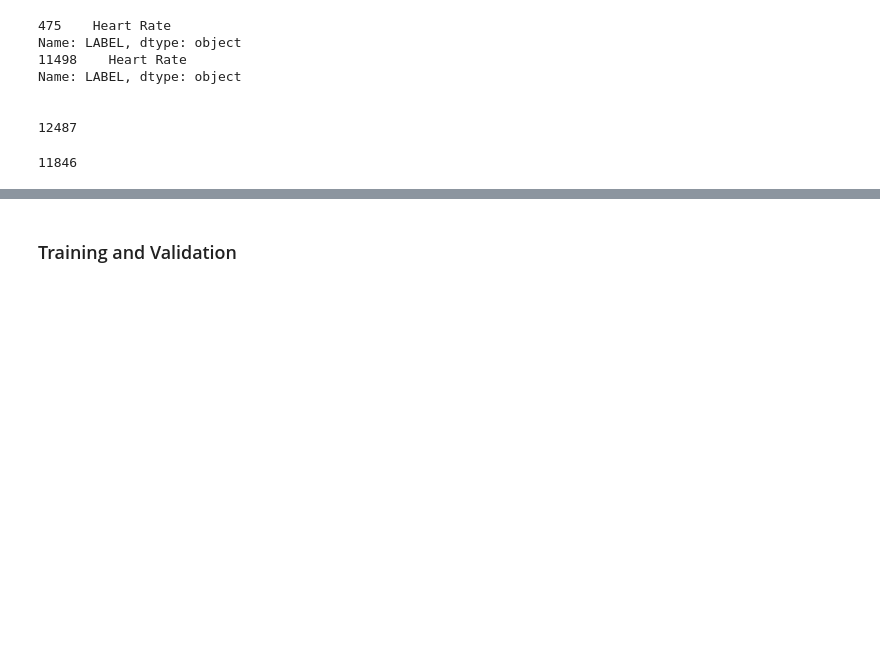
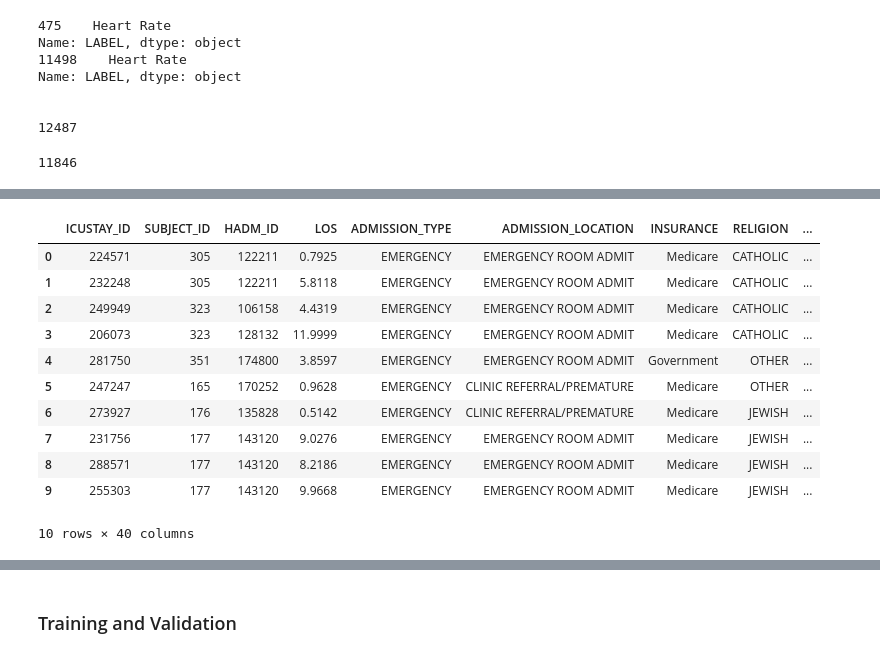
Before and after one commit to ossclaudia/Machine-Learning-2, a Jupyter notebook: projeto.ipynb, the cells around one changed output, grey strips where cells are left out. Cells and saved outputs as stored; diff of their text form; code cells hidden in the pictures; blank space fills up the shorter version.

```diff
--- a/projeto.ipynb
+++ b/projeto.ipynb
@@ -760,0 +738,10 @@ vitals_labs = ['heart rate', 'systolic bp', 'diastolic bp', 'respiratory rate',
+# %%
+dataset = dataset[dataset["ITEMID"].isin([
+    211, 220045, 51, 455, 6701, 6, 443, 220179, 618, 220210,
+    223900, 226512, 227489, 646, 220277, 220739, 7294, 227446, 225622,
+    1525, 220615, 227442, 225624, 220621
+])]
+
+label_counts = dataset.groupby('LABEL')['ICUSTAY_ID'].nunique().reset_index(name='count')
+label_counts = label_counts.sort_values(by='count', ascending=False)
+print(label_counts)
@@ -760,0 +761,5 @@ vitals_labs = ['heart rate', 'systolic bp', 'diastolic bp', 'respiratory rate',
+# %%
+dataset = dataset[dataset["LABEL"] != "spo2"]
+label_counts = dataset.groupby('LABEL')['ICUSTAY_ID'].nunique().reset_index(name='count')
+label_counts = label_counts.sort_values(by='count', ascending=False)
+print(label_counts)
@@ -760,0 +778,2 @@ vitals_labs = ['heart rate', 'systolic bp', 'diastolic bp', 'respiratory rate',
+# %%
+dataset["VALUE"] = pd.to_numeric(dataset["VALUE"])
@@ -760,0 +796,27 @@ vitals_labs = ['heart rate', 'systolic bp', 'diastolic bp', 'respiratory rate',
+# %%
+dataset = dataset.dropna(axis=0)
+# %%
+dataset_agg = dataset.groupby(['ICUSTAY_ID', 'LABEL'], as_index=False)['VALUE'].mean()
+
+# Pivot the dataset to transform 'LABEL' into columns
+pivoted = dataset_agg.pivot_table(index='ICUSTAY_ID', columns='LABEL', values='VALUE', aggfunc='mean').reset_index()
+
+# Merge the pivoted dataset back with the original dataset, ensuring 'ICUSTAY_ID' stays unique
+merged_dataset = dataset.drop(columns=['VALUE', 'LABEL'])  # Drop the 'VALUE' and 'LABEL' columns for the merge
+pivoted_dataset = pd.merge(merged_dataset.drop_duplicates(subset=['ICUSTAY_ID']), pivoted, on='ICUSTAY_ID', how='left')
+
+# Show the first 10 rows of the final dataset
+pivoted_dataset.head(10)
+# %% [output]
+|  | ICUSTAY_ID | SUBJECT_ID | HADM_ID | LOS | ADMISSION_TYPE | ADMISSION_LOCATION | INSURANCE | RELIGION | ... |
+| 0 | 224571 | 305 | 122211 | 0.7925 | EMERGENCY | EMERGENCY ROOM ADMIT | Medicare | CATHOLIC | ... |
+| 1 | 232248 | 305 | 122211 | 5.8118 | EMERGENCY | EMERGENCY ROOM ADMIT | Medicare | CATHOLIC | ... |
+| 2 | 249949 | 323 | 106158 | 4.4319 | EMERGENCY | EMERGENCY ROOM ADMIT | Medicare | CATHOLIC | ... |
+| 3 | 206073 | 323 | 128132 | 11.9999 | EMERGENCY | EMERGENCY ROOM ADMIT | Medicare | CATHOLIC | ... |
+| 4 | 281750 | 351 | 174800 | 3.8597 | EMERGENCY | EMERGENCY ROOM ADMIT | Government | OTHER | ... |
+| 5 | 247247 | 165 | 170252 | 0.9628 | EMERGENCY | CLINIC REFERRAL/PREMATURE | Medicare | OTHER | ... |
+| 6 | 273927 | 176 | 135828 | 0.5142 | EMERGENCY | CLINIC REFERRAL/PREMATURE | Medicare | JEWISH | ... |
+| 7 | 231756 | 177 | 143120 | 9.0276 | EMERGENCY | EMERGENCY ROOM ADMIT | Medicare | JEWISH | ... |
+| 8 | 288571 | 177 | 143120 | 8.2186 | EMERGENCY | EMERGENCY ROOM ADMIT | Medicare | JEWISH | ... |
+| 9 | 255303 | 177 | 143120 | 9.9668 | EMERGENCY | EMERGENCY ROOM ADMIT | Medicare | JEWISH | ... |
+10 rows × 40 columns
```
Also changed, not shown: parts of 42 cells of this notebook, 2 other files.
